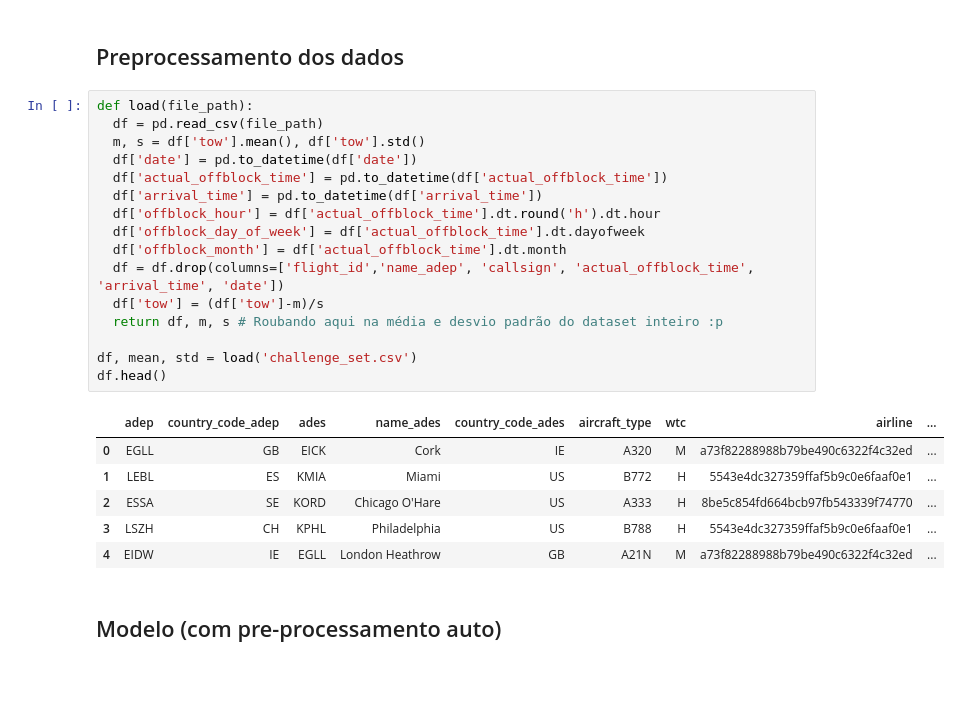
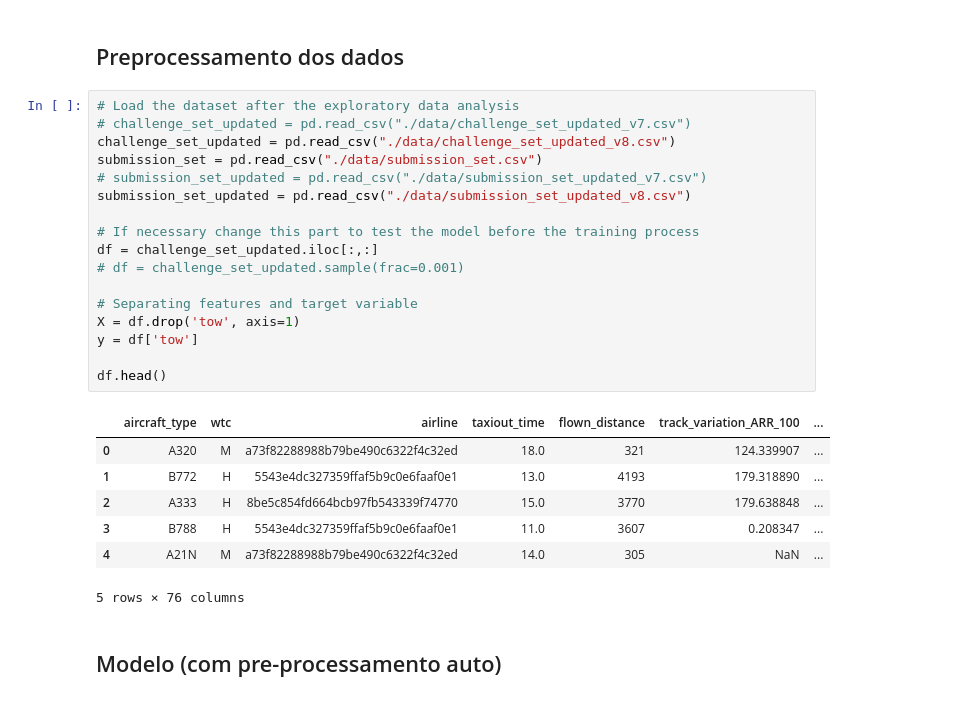
Before and after one commit to PRC-Data-Challenge-2024/team_tiny_rainbow, a Jupyter notebook: catboost.ipynb, the cells around one changed output. Saved outputs shown, nothing was run; the diff lists cells and outputs as text.

Commit message:
submission: v24 (adding trajectories data)

```diff
--- a/catboost.ipynb
+++ b/catboost.ipynb
@@ -4,27 +4,29 @@ import numpy as np
 # %% [markdown]
 ## Preprocessamento dos dados
 # %%
-def load(file_path):
-  df = pd.read_csv(file_path)
-  m, s = df['tow'].mean(), df['tow'].std()
-  df['date'] = pd.to_datetime(df['date'])
-  df['actual_offblock_time'] = pd.to_datetime(df['actual_offblock_time'])
-  df['arrival_time'] = pd.to_datetime(df['arrival_time'])
-  df['offblock_hour'] = df['actual_offblock_time'].dt.round('h').dt.hour
-  df['offblock_day_of_week'] = df['actual_offblock_time'].dt.dayofweek
-  df['offblock_month'] = df['actual_offblock_time'].dt.month
-  df = df.drop(columns=['flight_id','name_adep', 'callsign', 'actual_offblock_time', 'arrival_time', 'date'])
-  df['tow'] = (df['tow']-m)/s
-  return df, m, s # Roubando aqui na média e desvio padrão do dataset inteiro :p
+# Load the dataset after the exploratory data analysis
+# challenge_set_updated = pd.read_csv("./data/challenge_set_updated_v7.csv")
+challenge_set_updated = pd.read_csv("./data/challenge_set_updated_v8.csv")
+submission_set = pd.read_csv("./data/submission_set.csv")
+# submission_set_updated = pd.read_csv("./data/submission_set_updated_v7.csv")
+submission_set_updated = pd.read_csv("./data/submission_set_updated_v8.csv")
 
-df, mean, std = load('challenge_set.csv')
+# If necessary change this part to test the model before the training process
+df = challenge_set_updated.iloc[:,:]
+# df = challenge_set_updated.sample(frac=0.001)
+
+# Separating features and target variable
+X = df.drop('tow', axis=1)
+y = df['tow']
+
 df.head()
 # %% [output]
-|  | adep | country_code_adep | ades | name_ades | country_code_ades | aircraft_type | wtc | airline | ... |
-| 0 | EGLL | GB | EICK | Cork | IE | A320 | M | a73f82288988b79be490c6322f4c32ed | ... |
-| 1 | LEBL | ES | KMIA | Miami | US | B772 | H | 5543e4dc327359ffaf5b9c0e6faaf0e1 | ... |
-| 2 | ESSA | SE | KORD | Chicago O'Hare | US | A333 | H | 8be5c854fd664bcb97fb543339f74770 | ... |
-| 3 | LSZH | CH | KPHL | Philadelphia | US | B788 | H | 5543e4dc327359ffaf5b9c0e6faaf0e1 | ... |
-| 4 | EIDW | IE | EGLL | London Heathrow | GB | A21N | M | a73f82288988b79be490c6322f4c32ed | ... |
+|  | aircraft_type | wtc | airline | taxiout_time | flown_distance | track_variation_ARR_100 | ... |
+| 0 | A320 | M | a73f82288988b79be490c6322f4c32ed | 18.0 | 321 | 124.339907 | ... |
+| 1 | B772 | H | 5543e4dc327359ffaf5b9c0e6faaf0e1 | 13.0 | 4193 | 179.318890 | ... |
+| 2 | A333 | H | 8be5c854fd664bcb97fb543339f74770 | 15.0 | 3770 | 179.638848 | ... |
+| 3 | B788 | H | 5543e4dc327359ffaf5b9c0e6faaf0e1 | 11.0 | 3607 | 0.208347 | ... |
+| 4 | A21N | M | a73f82288988b79be490c6322f4c32ed | 14.0 | 305 | NaN | ... |
+5 rows × 76 columns
 # %% [markdown]
 ## Modelo (com pre-processamento auto)
```
Also changed, not shown: parts of 23 cells of this notebook, 2 other files.
